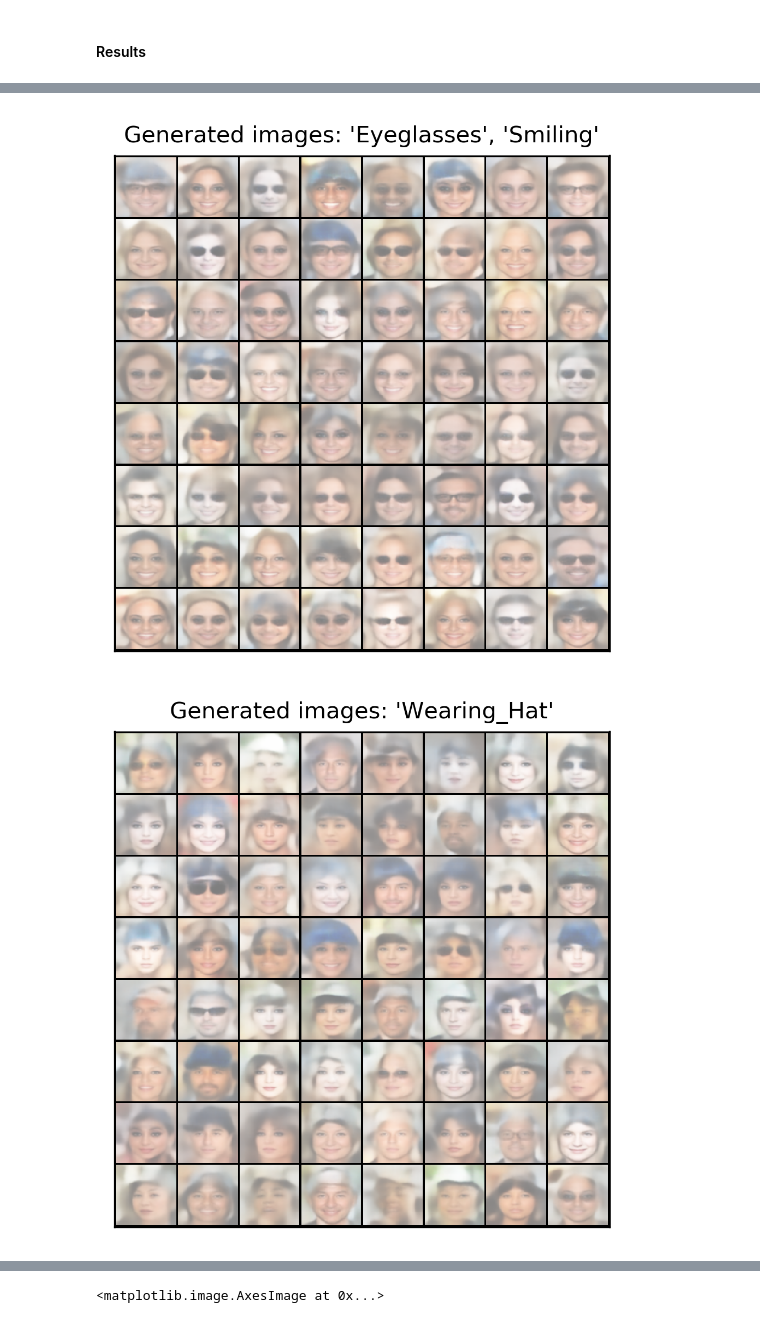
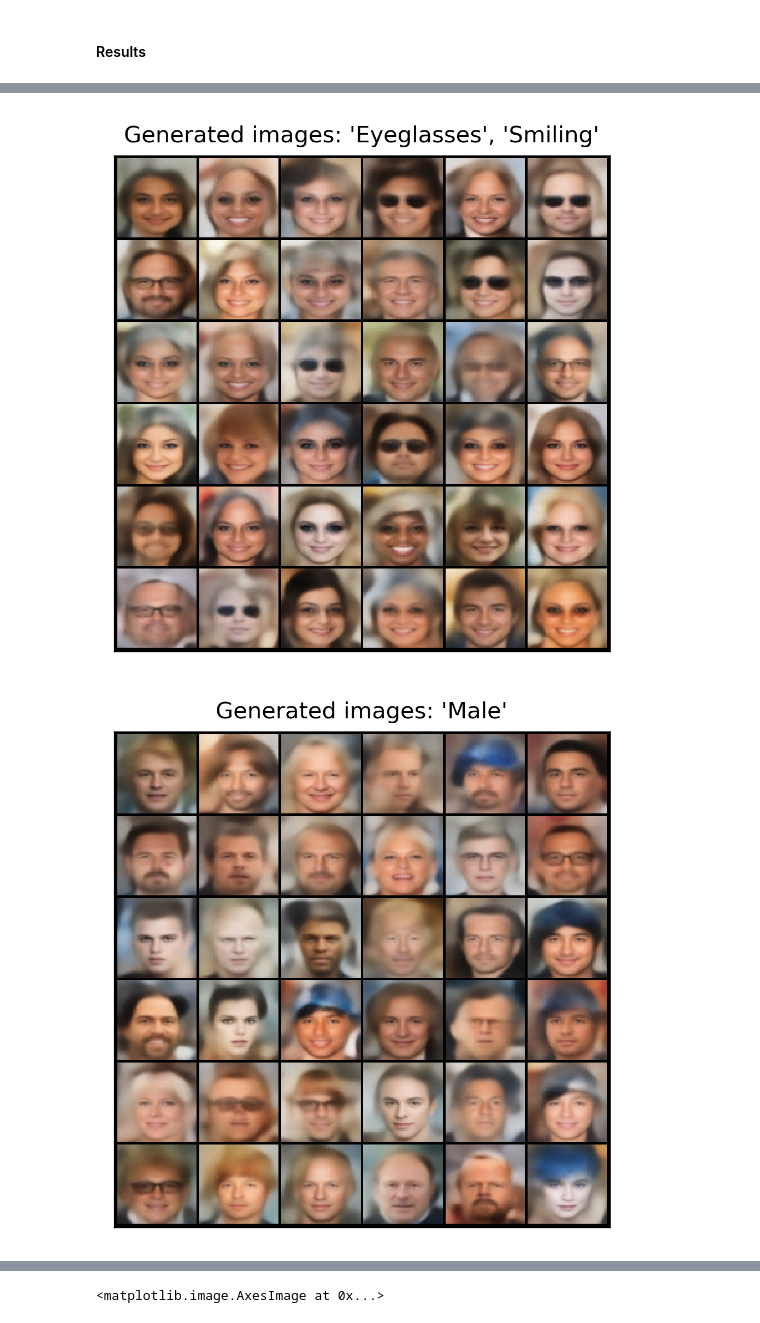
Before and after one commit to alexlyzhov/latent-subspaces, a Jupyter notebook: results/results.ipynb, the cells around one changed output, grey strips where cells are left out. Saved outputs shown, nothing was run; the diff lists cells and outputs as text; code cells hidden in the pictures.

```diff
--- a/results/results.ipynb
+++ b/results/results.ipynb
@@ -25,13 +25,14 @@ from dataset import (ATTR_TO_IX_DICT, ATTR_IX_TO_KEEP, IX_TO_ATTR_DICT, N_ATTRS,
 
 %matplotlib inline
 # %%
-def show(file_name, img, dpi=300, fontsize=10):
+def show(file_name, name, img, dpi=300, fontsize=10):
     npimg = img.numpy().transpose(1, 2, 0)
     plt.figure(dpi=dpi)
     plt.title(file_name, fontsize=fontsize)
     plt.xticks([], [])
     plt.yticks([], [])
     plt.imshow(npimg)
+    plt.savefig(name)
     plt.show()
 # %% [markdown]
 ### Conditional VAE
@@ -111,13 +124,15 @@ show("Generated images: 'Eyeglasses'", make_grid((recon_images * 0.5 + 0.5).cpu(
 # %%
-recon_images = generate_images_with_attrs(model, ['Eyeglasses', 'Smiling'], N=64, device=torch.device("cuda:0"))
-show("Generated images: 'Eyeglasses', 'Smiling'", make_grid((recon_images * 0.5 + 0.5).cpu(), 8))
+recon_images = generate_images_with_attrs(model, ['Eyeglasses', 'Smiling'], N=36, device=torch.device("cuda:0"))
+show("Generated images: 'Eyeglasses', 'Smiling'", "model_good_Eyeglasses_Smile.png", make_grid((recon_images).cpu(), 6))
 # %% [output]
-[figure, old version]
+[figure, new version]
 # %%
-recon_images = generate_images_with_attrs(model, ['Wearing_Hat'], N=64, device=torch.device("cuda:0"))
-show("Generated images: 'Wearing_Hat'", make_grid((recon_images * 0.5 + 0.5).cpu(), 8))
+recon_images = generate_images_with_attrs(model, ['Male'],
+                                          no_attr_list=['Heavy_Makeup', "Wearing_Lipstick"],
+                                          N=36, device=torch.device("cuda:0"))
+show("Generated images: 'Male'", "model_good_Male.png", make_grid((recon_images).cpu(), 6))
 # %% [output]
-[figure, old version]
+[figure, new version]
 # %%
 recon_images = generate_images_with_attrs(model, with_attr_list=['Heavy_Makeup'],
                                           no_attr_list=["Wearing_Necktie", "Male", "Receding_Hairline",
```
Also changed, not shown: parts of 15 cells of this notebook, 2 other files.
